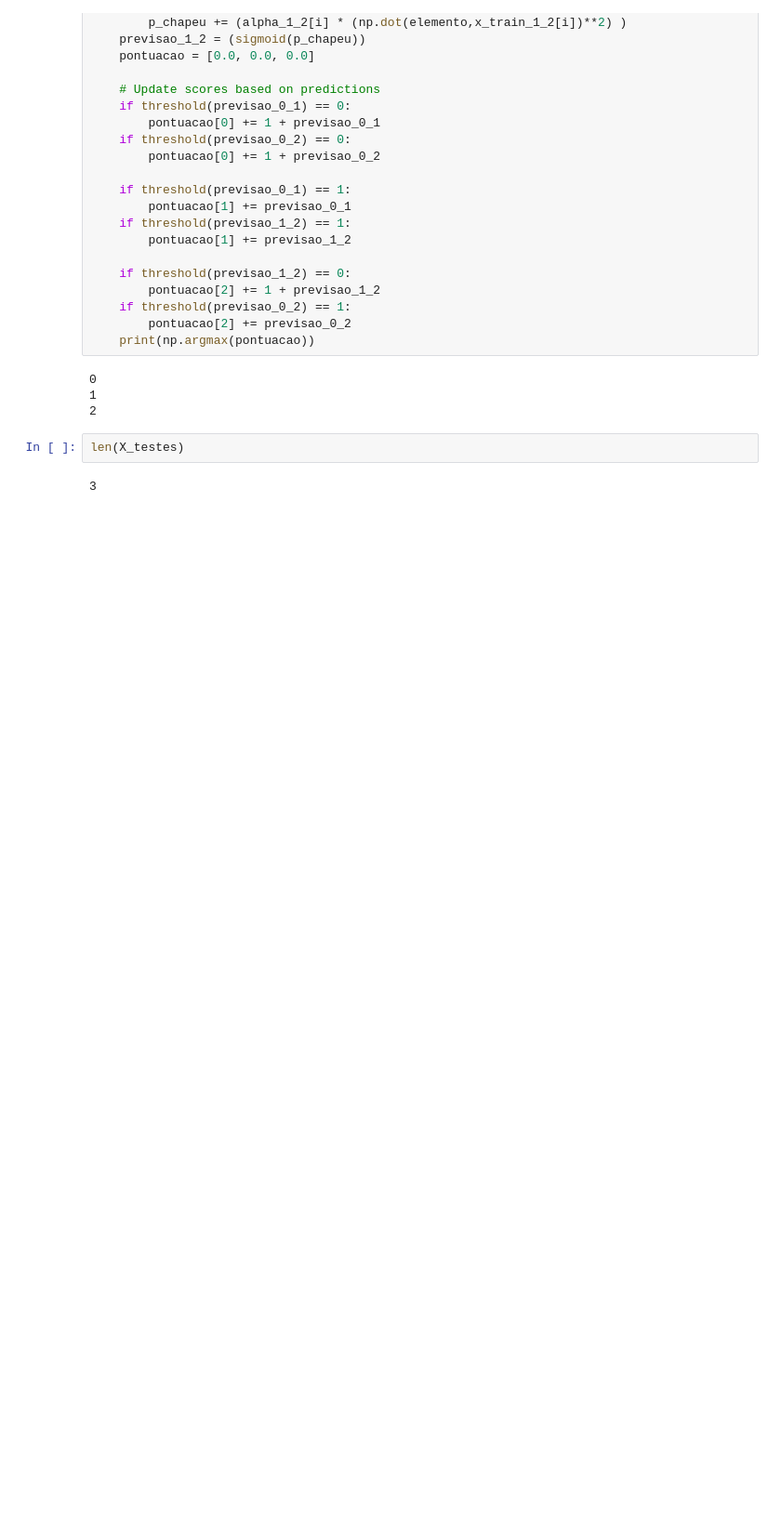
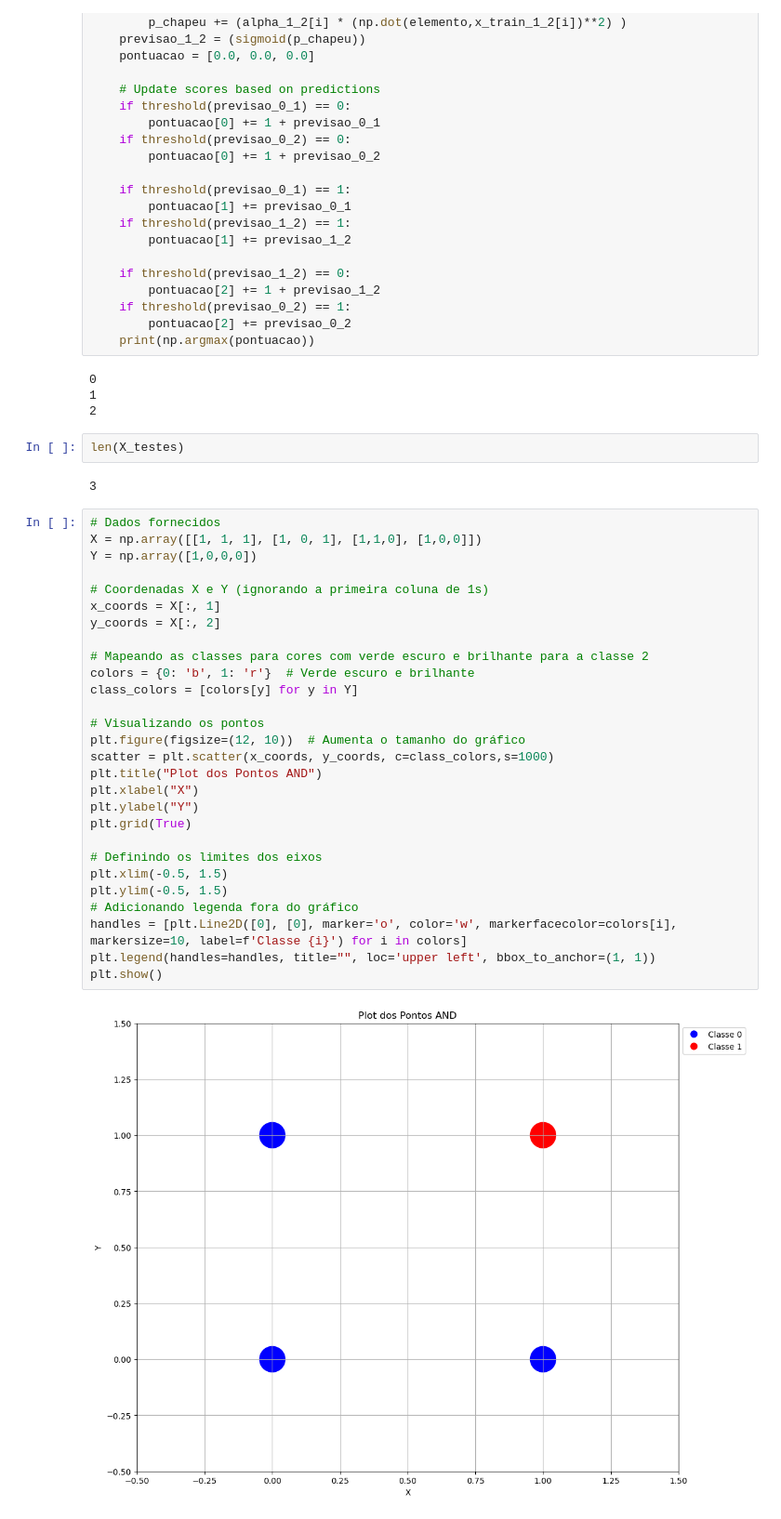
Before and after one commit to GuiSSMartins/OML-MMC, a Jupyter notebook: tres_classes_sintetica.ipynb, the cells around one changed output. Shown: that part at 93% size. Saved outputs shown, nothing was run; the diff lists cells and outputs as text; blank space fills up the shorter version.

```diff
--- a/tres_classes_sintetica.ipynb
+++ b/tres_classes_sintetica.ipynb
@@ -163,3 +163,33 @@ for i in range(len(X_testes)):
 len(X_testes)
 # %% [output]
 3
+# %%
+# Dados fornecidos
+X = np.array([[1, 1, 1], [1, 0, 1], [1,1,0], [1,0,0]])
+Y = np.array([1,0,0,0])
+
+# Coordenadas X e Y (ignorando a primeira coluna de 1s)
+x_coords = X[:, 1]
+y_coords = X[:, 2]
+
+# Mapeando as classes para cores com verde escuro e brilhante para a classe 2
+colors = {0: 'b', 1: 'r'}  # Verde escuro e brilhante
+class_colors = [colors[y] for y in Y]
+
+# Visualizando os pontos
+plt.figure(figsize=(12, 10))  # Aumenta o tamanho do gráfico
+scatter = plt.scatter(x_coords, y_coords, c=class_colors,s=1000)
+plt.title("Plot dos Pontos AND")
+plt.xlabel("X")
+plt.ylabel("Y")
+plt.grid(True)
+
+# Definindo os limites dos eixos
+plt.xlim(-0.5, 1.5)
+plt.ylim(-0.5, 1.5)
+# Adicionando legenda fora do gráfico
+handles = [plt.Line2D([0], [0], marker='o', color='w', markerfacecolor=colors[i], markersize=10, label=f'Classe {i}') for i in colors]
+plt.legend(handles=handles, title="", loc='upper left', bbox_to_anchor=(1, 1))
+plt.show()
+# %% [output]
+[figure, added]
```
Also changed, not shown: parts of 2 cells of this notebook, 19 other files.
